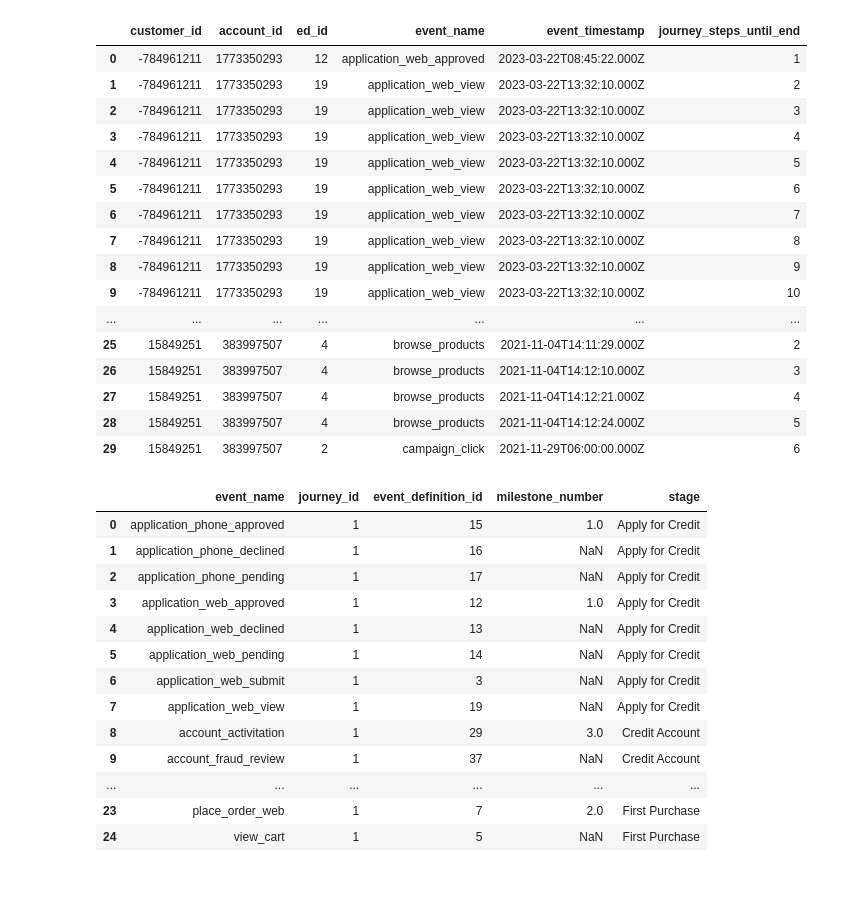
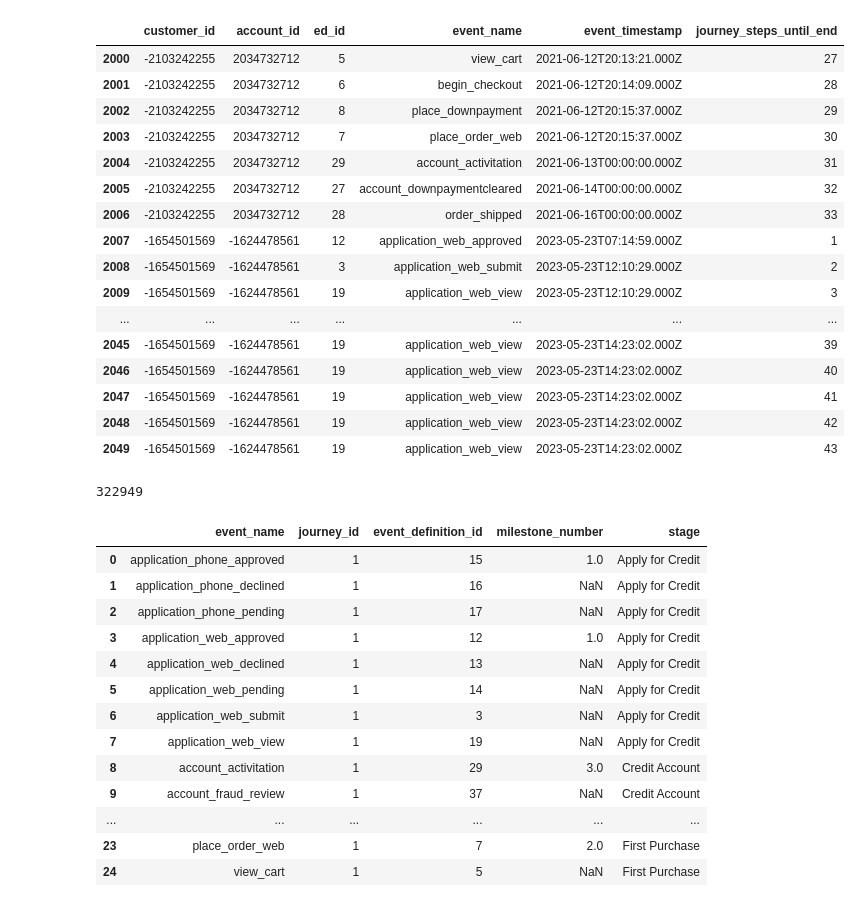
Before and after one commit to cjunwon/STATSM148-Fingerhut-Consulting, a Jupyter notebook: junwon_code/fingerhut_eda.ipynb, the cells around one changed output. Drawn from its saved outputs; the diff is of its cells as text; code cells hidden in the pictures.

```diff
--- a/junwon_code/fingerhut_eda.ipynb
+++ b/junwon_code/fingerhut_eda.ipynb
@@ -6,26 +6,34 @@ import datetime as dt
 
 fingerhut = pd.read_csv('../Dataset/export.csv')
 event_def = pd.read_csv('../Dataset/event_definitions.csv')
-# %%
-fingerhut.head(30)
-# %% [output]
-|  | customer_id | account_id | ed_id | event_name | event_timestamp | journey_steps_until_end |
-| 0 | -784961211 | 1773350293 | 12 | application_web_approved | 2023-03-22T08:45:22.000Z | 1 |
-| 1 | -784961211 | 1773350293 | 19 | application_web_view | 2023-03-22T13:32:10.000Z | 2 |
-| 2 | -784961211 | 1773350293 | 19 | application_web_view | 2023-03-22T13:32:10.000Z | 3 |
-| 3 | -784961211 | 1773350293 | 19 | application_web_view | 2023-03-22T13:32:10.000Z | 4 |
-| 4 | -784961211 | 1773350293 | 19 | application_web_view | 2023-03-22T13:32:10.000Z | 5 |
-| 5 | -784961211 | 1773350293 | 19 | application_web_view | 2023-03-22T13:32:10.000Z | 6 |
-| 6 | -784961211 | 1773350293 | 19 | application_web_view | 2023-03-22T13:32:10.000Z | 7 |
-| 7 | -784961211 | 1773350293 | 19 | application_web_view | 2023-03-22T13:32:10.000Z | 8 |
-| 8 | -784961211 | 1773350293 | 19 | application_web_view | 2023-03-22T13:32:10.000Z | 9 |
-| 9 | -784961211 | 1773350293 | 19 | application_web_view | 2023-03-22T13:32:10.000Z | 10 |
-| ... | ... | ... | ... | ... | ... | ... |
-| 25 | 15849251 | 383997507 | 4 | browse_products | 2021-11-04T14:11:29.000Z | 2 |
-| 26 | 15849251 | 383997507 | 4 | browse_products | 2021-11-04T14:12:10.000Z | 3 |
-| 27 | 15849251 | 383997507 | 4 | browse_products | 2021-11-04T14:12:21.000Z | 4 |
-| 28 | 15849251 | 383997507 | 4 | browse_products | 2021-11-04T14:12:24.000Z | 5 |
-| 29 | 15849251 | 383997507 | 2 | campaign_click | 2021-11-29T06:00:00.000Z | 6 |
+# %%
+# print rows 40 to 100 in fingerhut
+
+fingerhut[2000:2050]
+# %% [output]
+|  | customer_id | account_id | ed_id | event_name | event_timestamp | journey_steps_until_end |
+| 2000 | -2103242255 | 2034732712 | 5 | view_cart | 2021-06-12T20:13:21.000Z | 27 |
+| 2001 | -2103242255 | 2034732712 | 6 | begin_checkout | 2021-06-12T20:14:09.000Z | 28 |
+| 2002 | -2103242255 | 2034732712 | 8 | place_downpayment | 2021-06-12T20:15:37.000Z | 29 |
+| 2003 | -2103242255 | 2034732712 | 7 | place_order_web | 2021-06-12T20:15:37.000Z | 30 |
+| 2004 | -2103242255 | 2034732712 | 29 | account_activitation | 2021-06-13T00:00:00.000Z | 31 |
+| 2005 | -2103242255 | 2034732712 | 27 | account_downpaymentcleared | 2021-06-14T00:00:00.000Z | 32 |
+| 2006 | -2103242255 | 2034732712 | 28 | order_shipped | 2021-06-16T00:00:00.000Z | 33 |
+| 2007 | -1654501569 | -1624478561 | 12 | application_web_approved | 2023-05-23T07:14:59.000Z | 1 |
+| 2008 | -1654501569 | -1624478561 | 3 | application_web_submit | 2023-05-23T12:10:29.000Z | 2 |
+| 2009 | -1654501569 | -1624478561 | 19 | application_web_view | 2023-05-23T12:10:29.000Z | 3 |
+| ... | ... | ... | ... | ... | ... | ... |
+| 2045 | -1654501569 | -1624478561 | 19 | application_web_view | 2023-05-23T14:23:02.000Z | 39 |
+| 2046 | -1654501569 | -1624478561 | 19 | application_web_view | 2023-05-23T14:23:02.000Z | 40 |
+| 2047 | -1654501569 | -1624478561 | 19 | application_web_view | 2023-05-23T14:23:02.000Z | 41 |
+| 2048 | -1654501569 | -1624478561 | 19 | application_web_view | 2023-05-23T14:23:02.000Z | 42 |
+| 2049 | -1654501569 | -1624478561 | 19 | application_web_view | 2023-05-23T14:23:02.000Z | 43 |
+# %%
+# Count how many rows have event_name == "order_shipped"
+
+len(fingerhut[fingerhut['event_name'] == 'order_shipped'])
+# %% [output]
+322949
 # %%
 event_def
 # %% [output]
```
Also changed, not shown: 1 other file.
